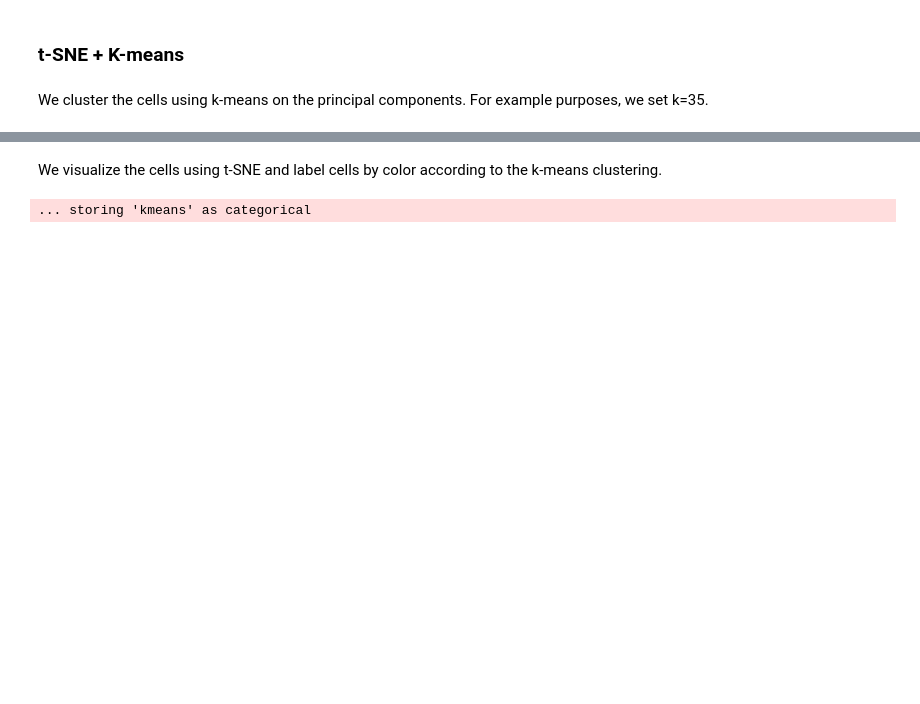
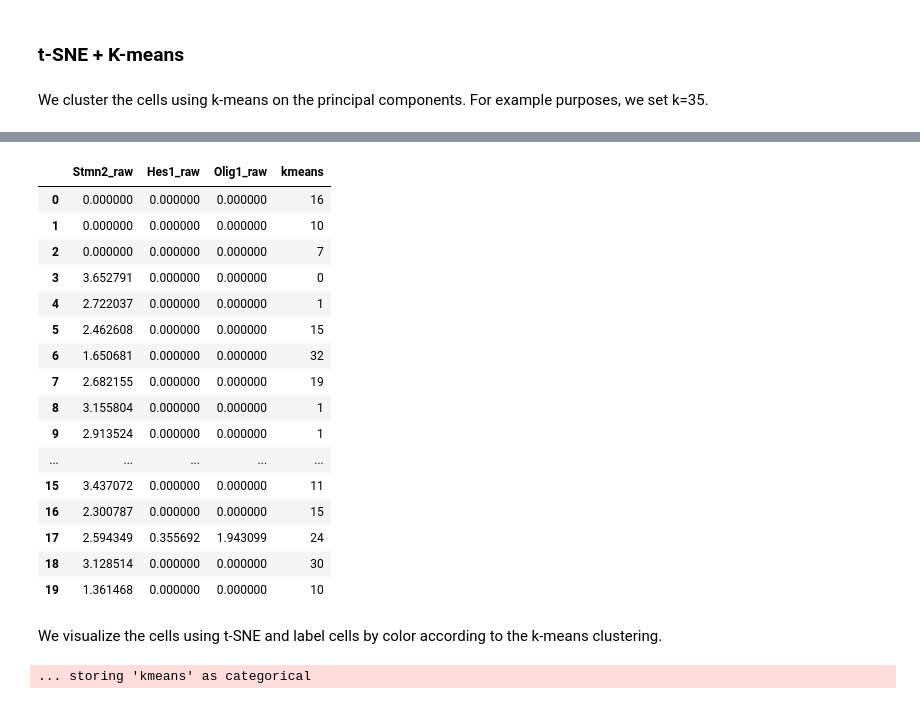
Before and after one commit to NVIDIA-Genomics-Research/rapids-single-cell-examples, a Jupyter notebook: notebooks/1M_brain_gpu_analysis_uvm.ipynb, the cells around one changed output, grey strips where cells are left out. Saved outputs shown, nothing was run; the diff lists cells and outputs as text; code cells hidden in the pictures; blank space fills up the shorter version.

```diff
--- a/notebooks/1M_brain_gpu_analysis_uvm.ipynb
+++ b/notebooks/1M_brain_gpu_analysis_uvm.ipynb
@@ -318,4 +411,5 @@ Wall time: 39.8 s
 %%time
 kmeans = KMeans(n_clusters=k, init="k-means++", random_state=0).fit(adata.obsm['X_pca'])
 adata.obs['kmeans'] = kmeans.labels_.astype(str)
+adata.obs.head(20)
 # %% [output]
@@ -324,3 +418,20 @@ Wall time: 2.16 s
+|  | Stmn2_raw | Hes1_raw | Olig1_raw | kmeans |
+| 0 | 0.000000 | 0.000000 | 0.000000 | 16 |
+| 1 | 0.000000 | 0.000000 | 0.000000 | 10 |
+| 2 | 0.000000 | 0.000000 | 0.000000 | 7 |
+| 3 | 3.652791 | 0.000000 | 0.000000 | 0 |
+| 4 | 2.722037 | 0.000000 | 0.000000 | 1 |
+| 5 | 2.462608 | 0.000000 | 0.000000 | 15 |
+| 6 | 1.650681 | 0.000000 | 0.000000 | 32 |
+| 7 | 2.682155 | 0.000000 | 0.000000 | 19 |
+| 8 | 3.155804 | 0.000000 | 0.000000 | 1 |
+| 9 | 2.913524 | 0.000000 | 0.000000 | 1 |
+| ... | ... | ... | ... | ... |
+| 15 | 3.437072 | 0.000000 | 0.000000 | 11 |
+| 16 | 2.300787 | 0.000000 | 0.000000 | 15 |
+| 17 | 2.594349 | 0.355692 | 1.943099 | 24 |
+| 18 | 3.128514 | 0.000000 | 0.000000 | 30 |
+| 19 | 1.361468 | 0.000000 | 0.000000 | 10 |
 # %% [markdown]
 We visualize the cells using t-SNE and label cells by color according to the k-means clustering.
 # %%
```
Also changed, not shown: parts of 28 cells of this notebook, 4 other files.
